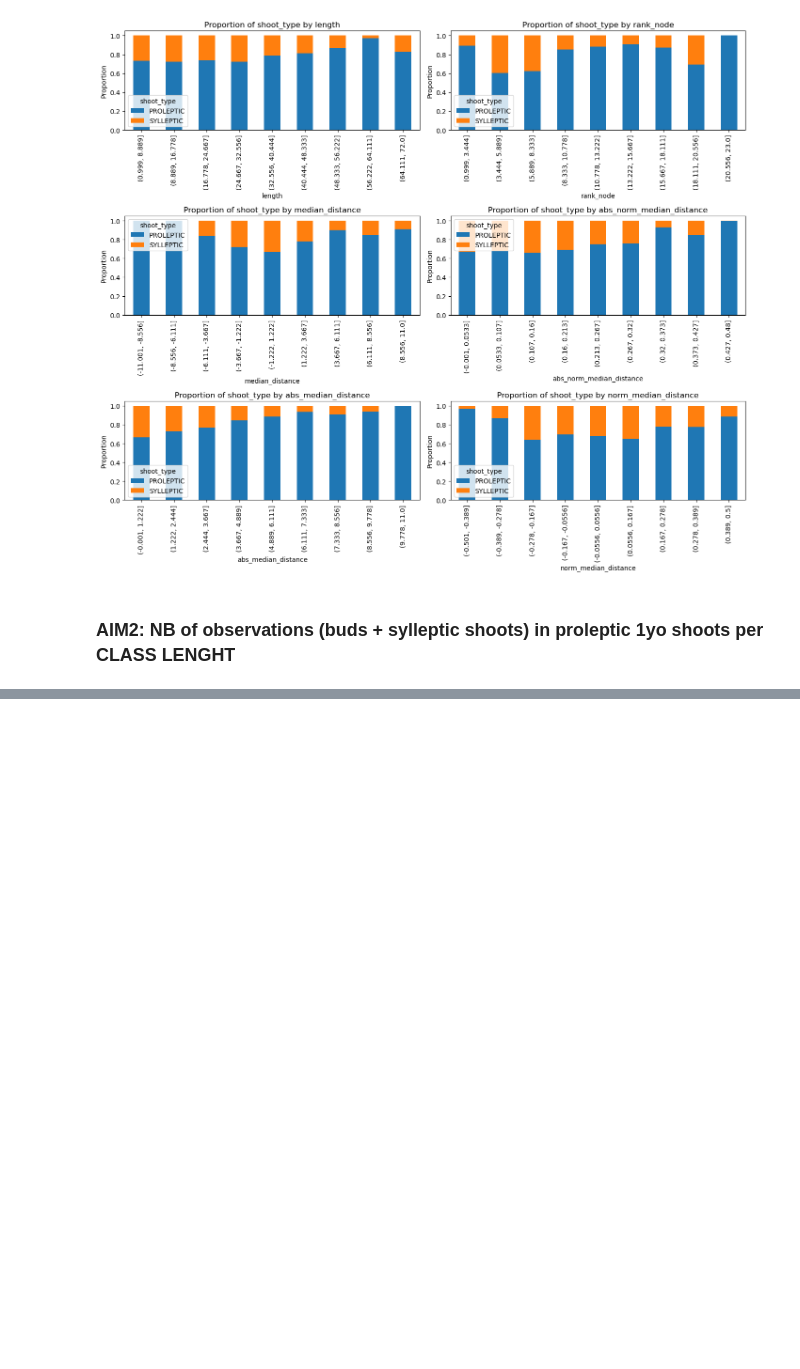
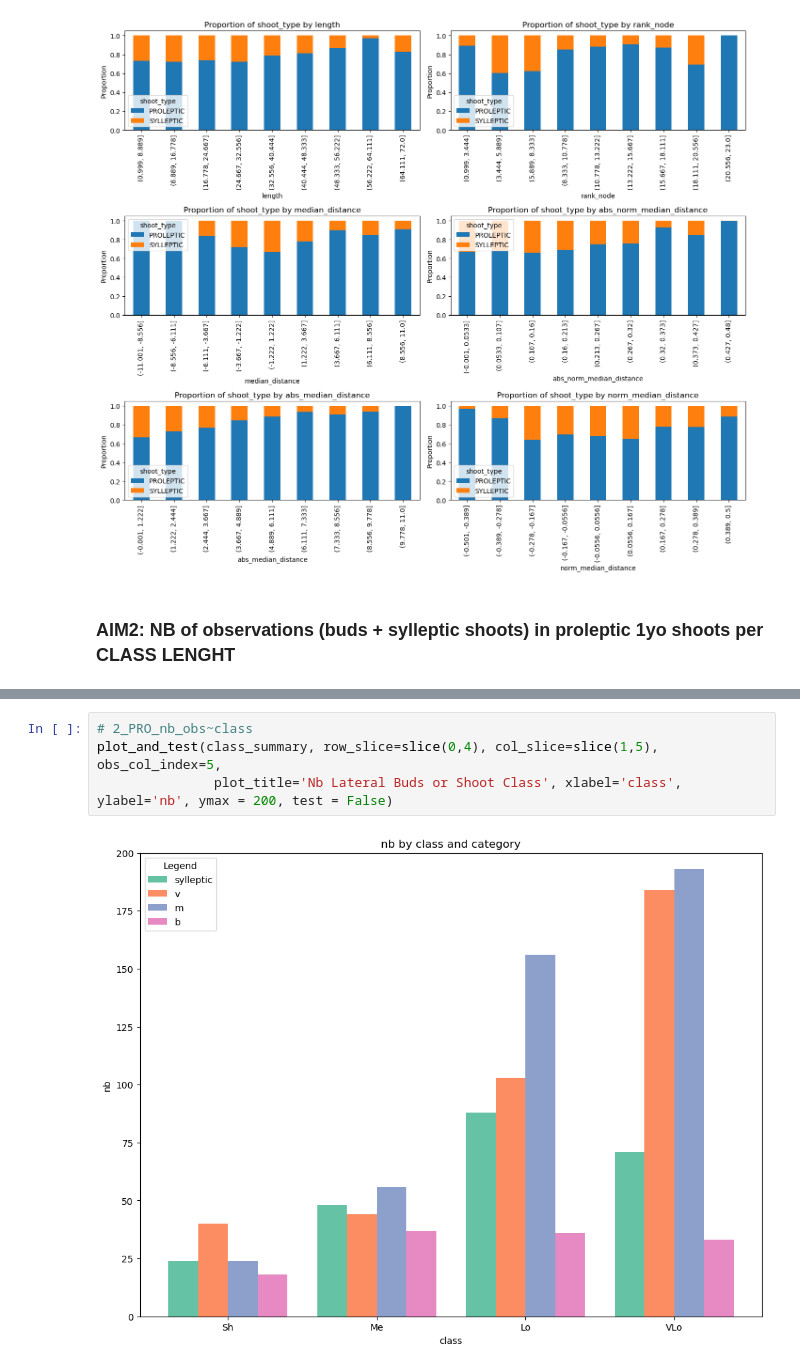
Before and after one commit to Corilana/L-HAZELNUT, a Jupyter notebook: Own_rooted_young/Scripts/Exploratory_analyses/Lateral_buds.ipynb, the cells around one changed output, grey strips where cells are left out. Cells and saved outputs as stored; diff of their text form; blank space fills up the shorter version.

```diff
--- a/Own_rooted_young/Scripts/Exploratory_analyses/Lateral_buds.ipynb
+++ b/Own_rooted_young/Scripts/Exploratory_analyses/Lateral_buds.ipynb
@@ -269,0 +344,6 @@ print(class_summary)
+# %%
+# 2_PRO_nb_obs~class
+plot_and_test(class_summary, row_slice=slice(0,4), col_slice=slice(1,5), obs_col_index=5,
+               plot_title='Nb Lateral Buds or Shoot Class', xlabel='class', ylabel='nb', ymax = 200, test = False)
+# %% [output]
+[figure, added]
```
Also changed, not shown: parts of 42 cells of this notebook, 4 other files.
